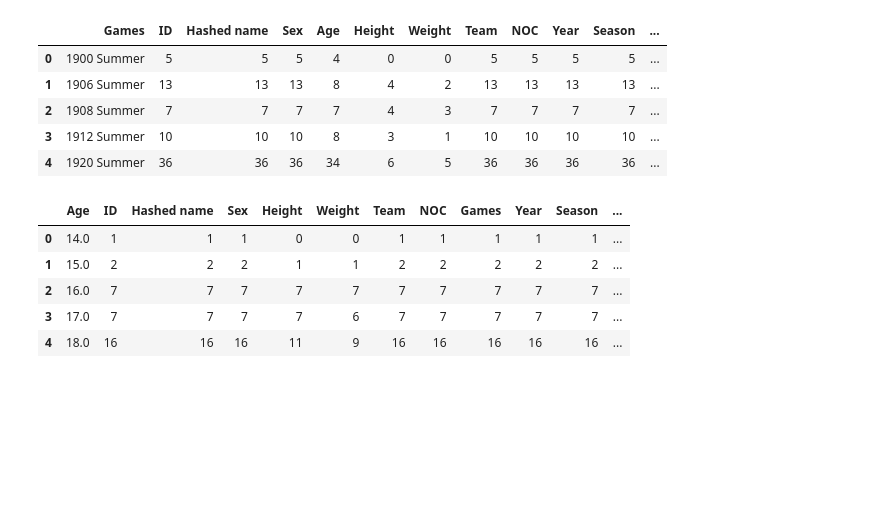
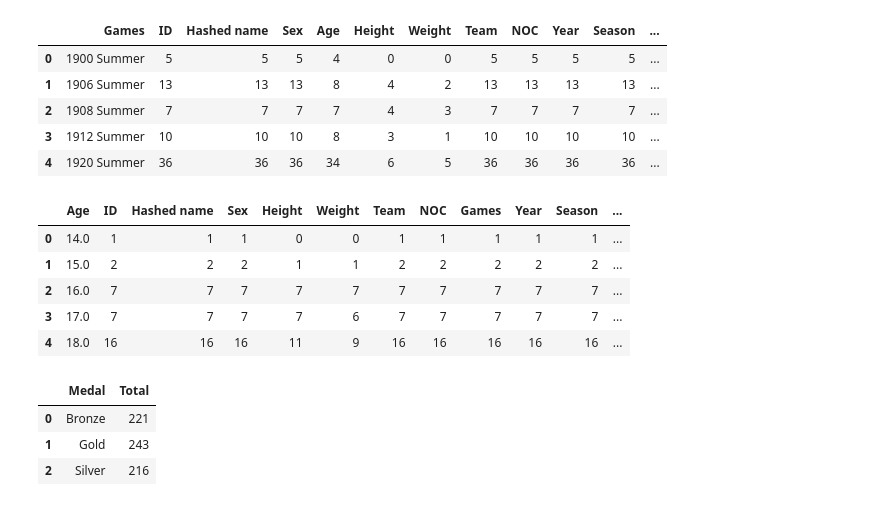
Before and after one commit to marcusbdtf/os-projekt-databehandling, a Jupyter notebook: 0-luk-uppgift.ipynb, the cells around one changed output. Drawn from its saved outputs; the diff is of its cells as text; code cells hidden in the pictures; blank space fills up the shorter version.

Commit message:
added medals per type

```diff
--- a/0-luk-uppgift.ipynb
+++ b/0-luk-uppgift.ipynb
@@ -173,3 +173,13 @@ italy_ages.head()
 fig = px.histogram(italy_ages, "Age", "ID", nbins=40, title="Histogram of ages of Italian competitors")
 fig.update_layout(yaxis_title="Number of competitors")
 fig.show()
+# %%
+medals = italy_df.groupby("Medal").count().reset_index()
+medals.rename(columns={"ID":"Total"},inplace=True)
+medals = medals[medals.columns[0:2]]
+medals
+# %% [output]
+|  | Medal | Total |
+| 0 | Bronze | 221 |
+| 1 | Gold | 243 |
+| 2 | Silver | 216 |
```
